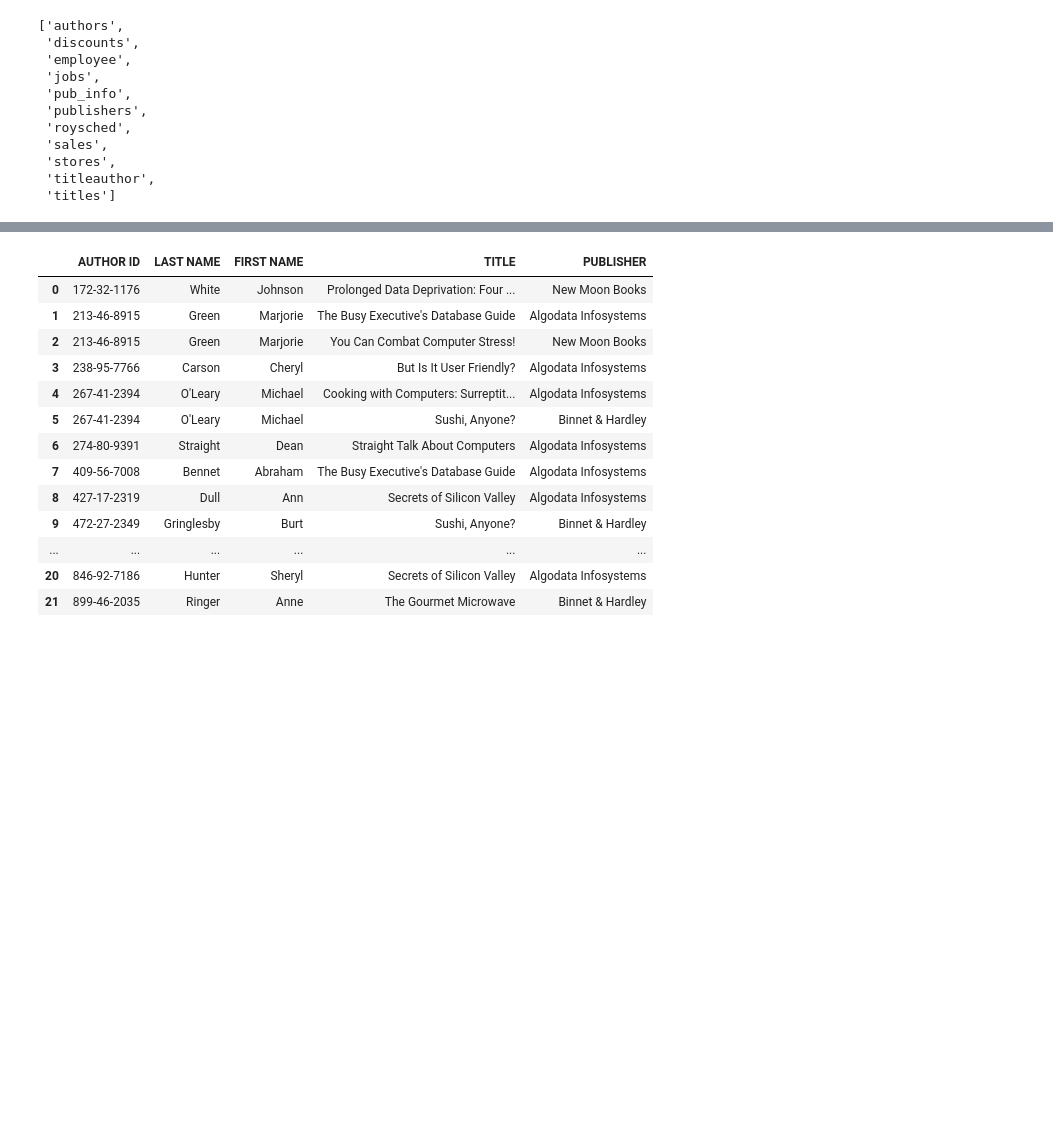
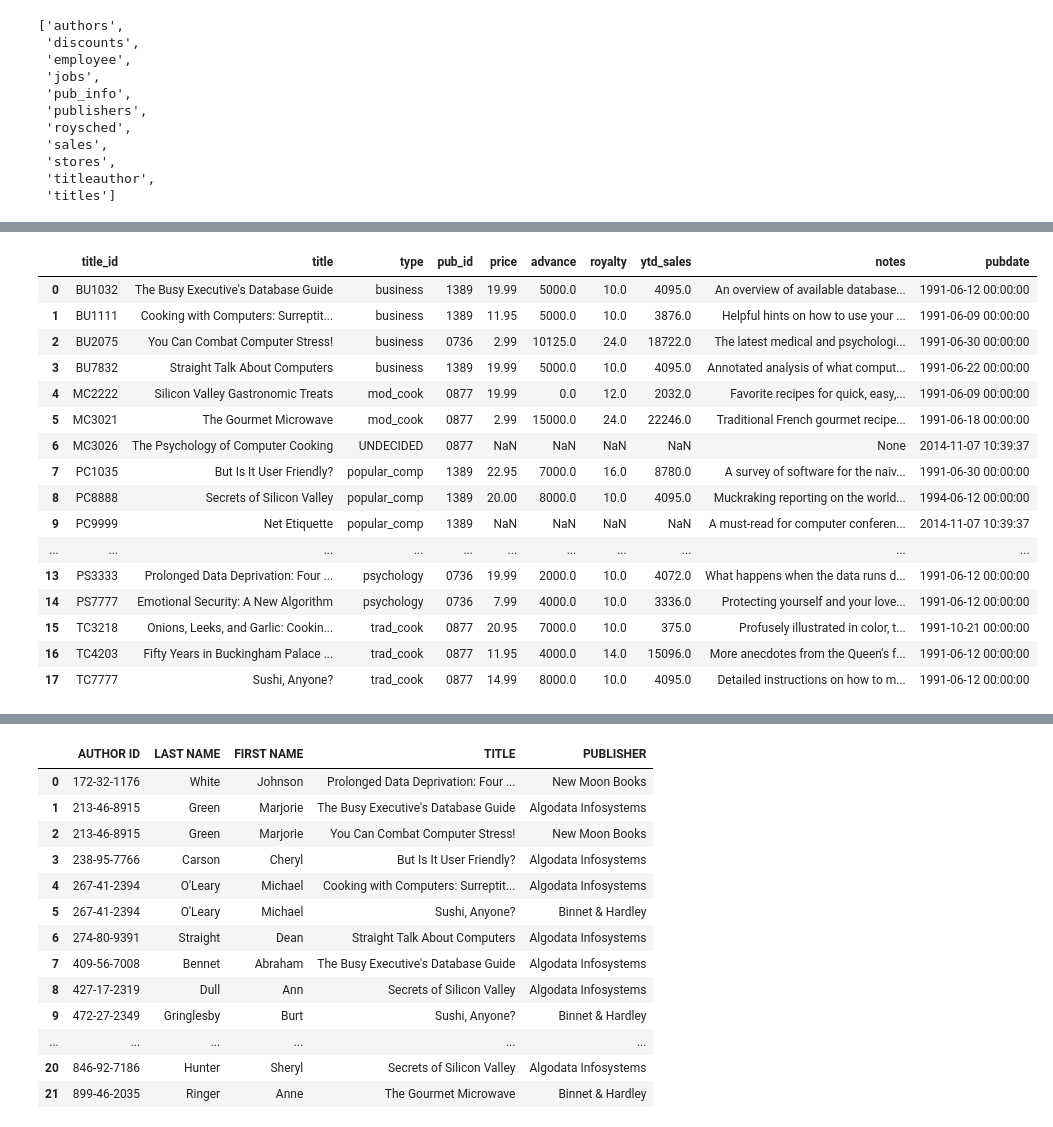
Before and after one commit to anadeondarza/dataptmad0522_labs, a Jupyter notebook: module-1/mysql-select/Challengue 1.ipynb, the cells around one changed output, grey strips where cells are left out. Drawn from its saved outputs; the diff is of its cells as text; code cells hidden in the pictures; blank space fills up the shorter version.

```diff
--- a/module-1/mysql-select/Challengue 1.ipynb
+++ b/module-1/mysql-select/Challengue 1.ipynb
@@ -52 +66,22 @@ inspector.get_columns('authors')
+# %%
+df1 = pd.read_sql_query("SELECT * FROM titles", engine)
+df1
+# %% [output]
+|  | title_id | title | type | pub_id | price | advance | royalty | ytd_sales | notes | pubdate |
+| 0 | BU1032 | The Busy Executive's Database Guide | business | 1389 | 19.99 | 5000.0 | 10.0 | 4095.0 | An overview of available database... | 1991-06-12 00:00:00 |
+| 1 | BU1111 | Cooking with Computers: Surreptit... | business | 1389 | 11.95 | 5000.0 | 10.0 | 3876.0 | Helpful hints on how to use your ... | 1991-06-09 00:00:00 |
+| 2 | BU2075 | You Can Combat Computer Stress! | business | 0736 | 2.99 | 10125.0 | 24.0 | 18722.0 | The latest medical and psychologi... | 1991-06-30 00:00:00 |
+| 3 | BU7832 | Straight Talk About Computers | business | 1389 | 19.99 | 5000.0 | 10.0 | 4095.0 | Annotated analysis of what comput... | 1991-06-22 00:00:00 |
+| 4 | MC2222 | Silicon Valley Gastronomic Treats | mod_cook | 0877 | 19.99 | 0.0 | 12.0 | 2032.0 | Favorite recipes for quick, easy,... | 1991-06-09 00:00:00 |
+| 5 | MC3021 | The Gourmet Microwave | mod_cook | 0877 | 2.99 | 15000.0 | 24.0 | 22246.0 | Traditional French gourmet recipe... | 1991-06-18 00:00:00 |
+| 6 | MC3026 | The Psychology of Computer Cooking | UNDECIDED | 0877 | NaN | NaN | NaN | NaN | None | 2014-11-07 10:39:37 |
+| 7 | PC1035 | But Is It User Friendly? | popular_comp | 1389 | 22.95 | 7000.0 | 16.0 | 8780.0 | A survey of software for the naiv... | 1991-06-30 00:00:00 |
+| 8 | PC8888 | Secrets of Silicon Valley | popular_comp | 1389 | 20.00 | 8000.0 | 10.0 | 4095.0 | Muckraking reporting on the world... | 1994-06-12 00:00:00 |
+| 9 | PC9999 | Net Etiquette | popular_comp | 1389 | NaN | NaN | NaN | NaN | A must-read for computer conferen... | 2014-11-07 10:39:37 |
+| ... | ... | ... | ... | ... | ... | ... | ... | ... | ... | ... |
+| 13 | PS3333 | Prolonged Data Deprivation: Four ... | psychology | 0736 | 19.99 | 2000.0 | 10.0 | 4072.0 | What happens when the data runs d... | 1991-06-12 00:00:00 |
+| 14 | PS7777 | Emotional Security: A New Algorithm | psychology | 0736 | 7.99 | 4000.0 | 10.0 | 3336.0 | Protecting yourself and your love... | 1991-06-12 00:00:00 |
+| 15 | TC3218 | Onions, Leeks, and Garlic: Cookin... | trad_cook | 0877 | 20.95 | 7000.0 | 10.0 | 375.0 | Profusely illustrated in color, t... | 1991-10-21 00:00:00 |
+| 16 | TC4203 | Fifty Years in Buckingham Palace ... | trad_cook | 0877 | 11.95 | 4000.0 | 14.0 | 15096.0 | More anecdotes from the Queen's f... | 1991-06-12 00:00:00 |
+| 17 | TC7777 | Sushi, Anyone? | trad_cook | 0877 | 14.99 | 8000.0 | 10.0 | 4095.0 | Detailed instructions on how to m... | 1991-06-12 00:00:00 |
 # %%
```
Also changed, not shown: parts of 14 cells of this notebook, 1 other file.
